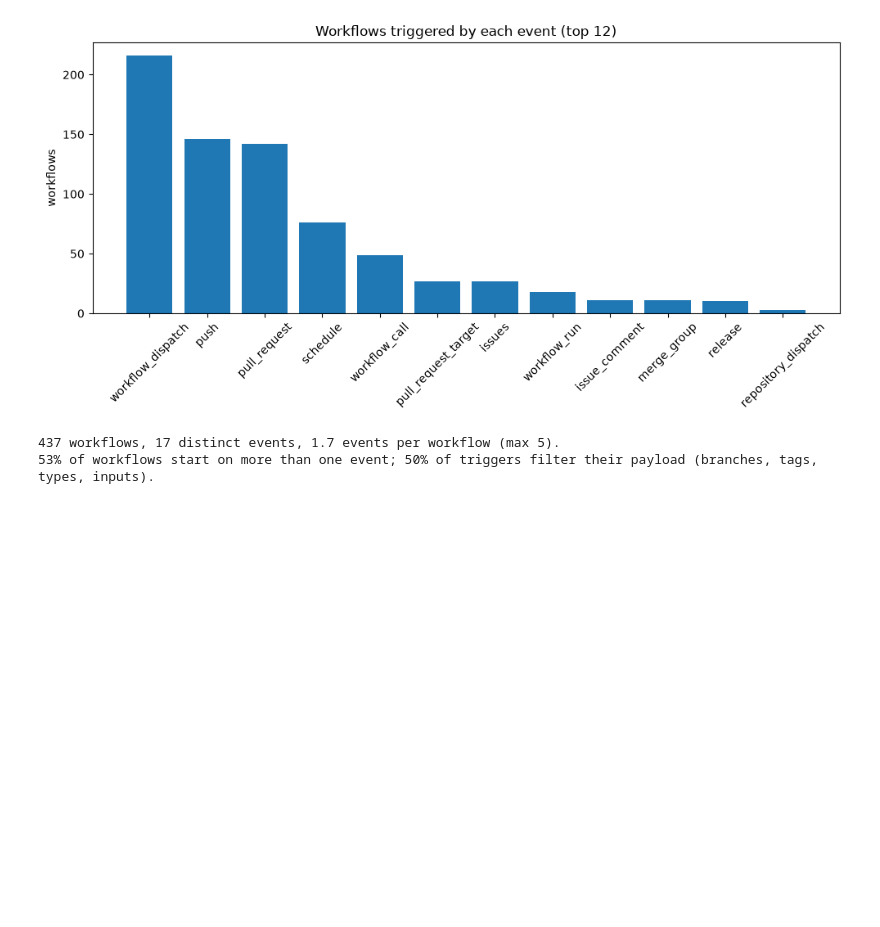
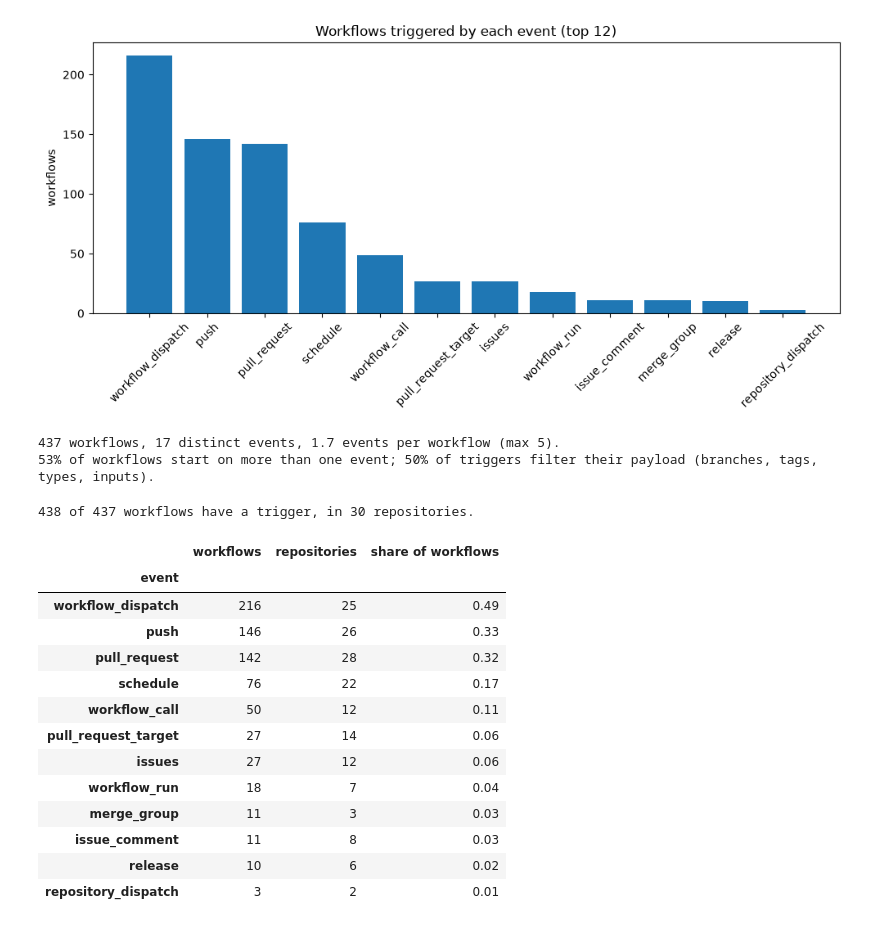
Before and after one commit to RyanGarfinkel/PipelineSpec, a Jupyter notebook: analysis/samples.ipynb, the cells around one changed output. Saved outputs shown, nothing was run; the diff lists cells and outputs as text; code cells hidden in the pictures; blank space fills up the shorter version.

```diff
--- a/analysis/samples.ipynb
+++ b/analysis/samples.ipynb
@@ -118,3 +118,40 @@ print(f'{(per_workflow > 1).mean():.0%} of workflows start on more than one even
 [figure]
 437 workflows, 17 distinct events, 1.7 events per workflow (max 5).
 53% of workflows start on more than one event; 50% of triggers filter their payload (branches, tags, types, inputs).
+# %%
+MODEL = Path('../data/results/gpt-6-luna')
+
+rows = []
+
+for repo in sorted(path for path in MODEL.iterdir() if path.is_dir()):
+    saved = next((repo / name for name in ('constraints_1.json', 'constraints.json') if (repo / name).exists()), None)
+
+    if saved is None:
+        continue
+
+    for workflow, found in json.loads(saved.read_text()).items():
+        for trigger in found.get('triggers', []):
+            rows.append({'repo': repo.name, 'workflow': workflow, 'event': trigger['event']})
+
+found = pd.DataFrame(rows)
+by_event = found.groupby('event').agg(workflows=('workflow', 'size'), repositories=('repo', 'nunique')).sort_values('workflows', ascending=False)
+by_event['share of workflows'] = (by_event['workflows'] / samples['workflows'].sum()).round(2)
+
+print(f'{len(found.drop_duplicates(["repo", "workflow"]))} of {samples["workflows"].sum()} workflows have a trigger, in {found["repo"].nunique()} repositories.')
+by_event.head(12)
+# %% [output]
+438 of 437 workflows have a trigger, in 30 repositories.
+|  | workflows | repositories | share of workflows |
+| event |  |  |  |
+| workflow_dispatch | 216 | 25 | 0.49 |
+| push | 146 | 26 | 0.33 |
+| pull_request | 142 | 28 | 0.32 |
+| schedule | 76 | 22 | 0.17 |
+| workflow_call | 50 | 12 | 0.11 |
+| pull_request_target | 27 | 14 | 0.06 |
+| issues | 27 | 12 | 0.06 |
+| workflow_run | 18 | 7 | 0.04 |
+| merge_group | 11 | 3 | 0.03 |
+| issue_comment | 11 | 8 | 0.03 |
+| release | 10 | 6 | 0.02 |
+| repository_dispatch | 3 | 2 | 0.01 |
```
Also changed, not shown: 4 other files.
